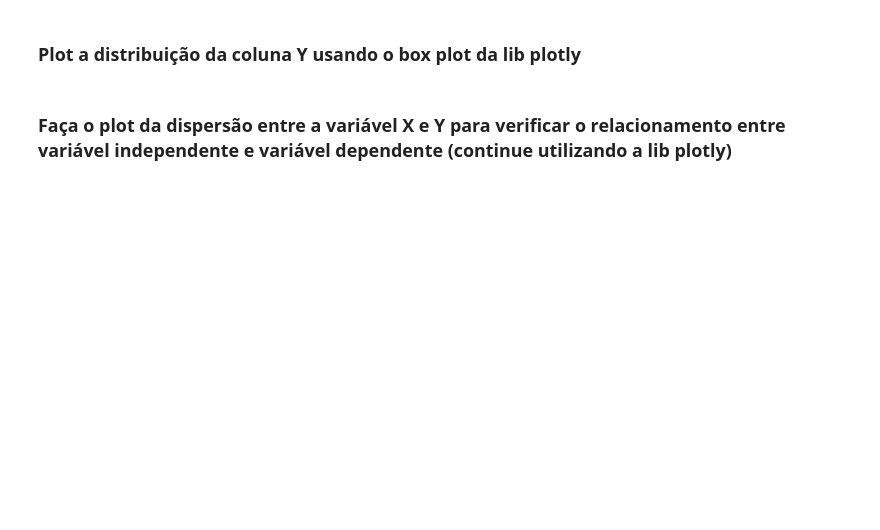
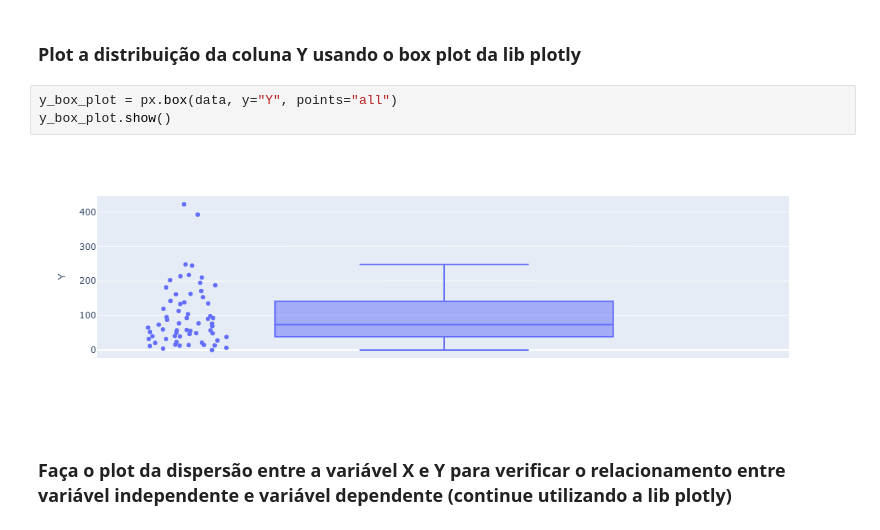
Before and after one commit to juliamuto/quero-data-team-training, a Jupyter notebook: Machine Learning/simple_linear_regression.ipynb, the cells around one changed output. Saved outputs shown, nothing was run; the diff lists cells and outputs as text; blank space fills up the shorter version.

```diff
--- a/Machine Learning/simple_linear_regression.ipynb
+++ b/Machine Learning/simple_linear_regression.ipynb
@@ -85,4 +86,9 @@ chipi chipi chapa chapa
 # %% [markdown]
 ### Plot a distribuição da coluna Y usando o box plot da lib plotly
+# %%
+y_box_plot = px.box(data, y="Y", points="all")
+y_box_plot.show()
+# %% [output]
+[figure, added]
 # %% [markdown]
 ### Faça o plot da dispersão entre a variável X e Y para verificar o relacionamento entre variável independente e variável dependente (continue utilizando a lib plotly)
```
Also changed, not shown: parts of 7 cells of this notebook.
